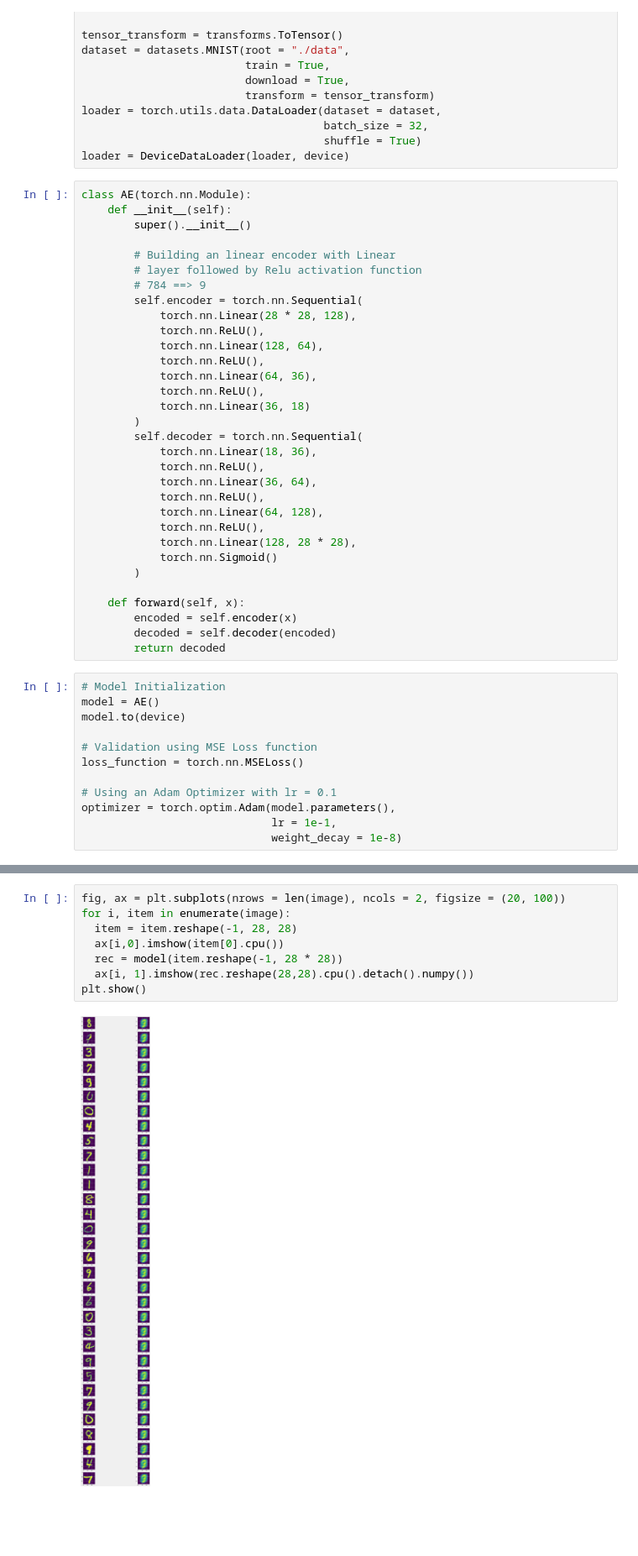
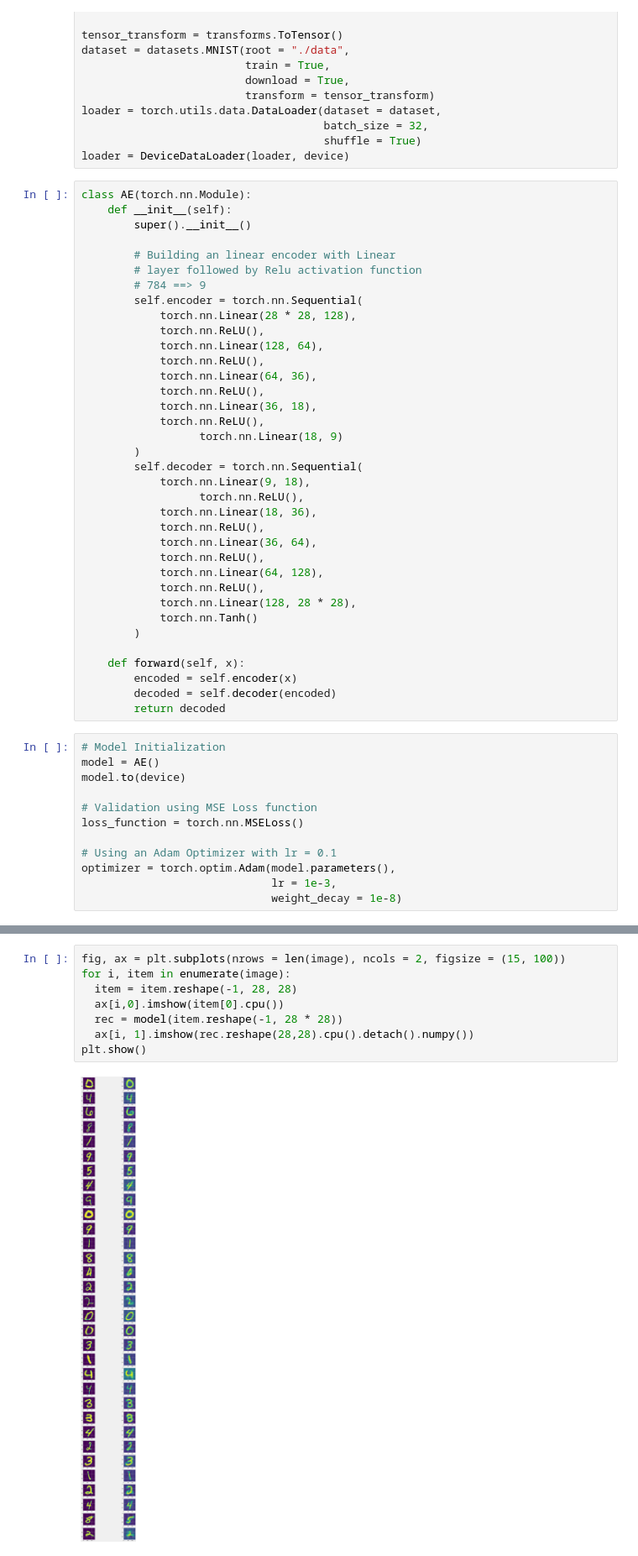
Before and after one commit to trilgar/MSM-2021, a Jupyter notebook: autoencoders.ipynb, the cells around one changed output, grey strips where cells are left out. Shown: that part at 84% size. Saved outputs shown, nothing was run; the diff lists cells and outputs as text; blank space fills up the shorter version.

```diff
--- a/autoencoders.ipynb
+++ b/autoencoders.ipynb
@@ -56,9 +56,13 @@ class AE(torch.nn.Module):
             torch.nn.ReLU(),
             torch.nn.Linear(64, 36),
             torch.nn.ReLU(),
-            torch.nn.Linear(36, 18)
+            torch.nn.Linear(36, 18),
+            torch.nn.ReLU(),
+			      torch.nn.Linear(18, 9)
         )
         self.decoder = torch.nn.Sequential(
+            torch.nn.Linear(9, 18),
+			      torch.nn.ReLU(),
             torch.nn.Linear(18, 36),
             torch.nn.ReLU(),
             torch.nn.Linear(36, 64),
@@ -66,7 +70,7 @@ class AE(torch.nn.Module):
             torch.nn.Linear(64, 128),
             torch.nn.ReLU(),
             torch.nn.Linear(128, 28 * 28),
-            torch.nn.Sigmoid()
+            torch.nn.Tanh()
         )
 
     def forward(self, x):
@@ -83,7 +87,7 @@ loss_function = torch.nn.MSELoss()
 
 # Using an Adam Optimizer with lr = 0.1
 optimizer = torch.optim.Adam(model.parameters(),
-                             lr = 1e-1,
+                             lr = 1e-3,
                              weight_decay = 1e-8)
 # %%
 epochs = 20
@@ -182,12 +186,12 @@ AE(
   )
 )
 # %%
-fig, ax = plt.subplots(nrows = len(image), ncols = 2, figsize = (20, 100))
+fig, ax = plt.subplots(nrows = len(image), ncols = 2, figsize = (15, 100))
 for i, item in enumerate(image):
   item = item.reshape(-1, 28, 28)
   ax[i,0].imshow(item[0].cpu())
   rec = model(item.reshape(-1, 28 * 28))
   ax[i, 1].imshow(rec.reshape(28,28).cpu().detach().numpy())
 plt.show()
 # %% [output]
-[figure, old version]
+[figure, new version]
```
Also changed, not shown: parts of 4 cells of this notebook.
